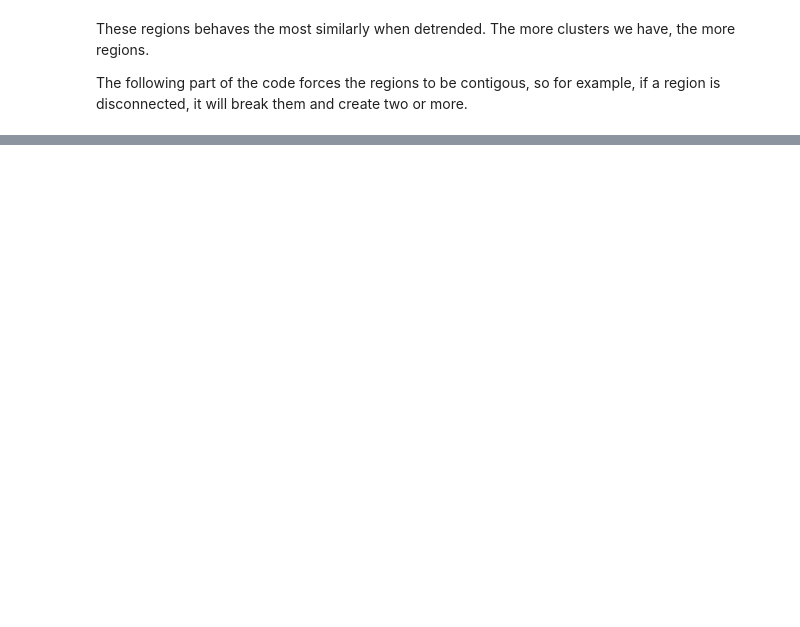
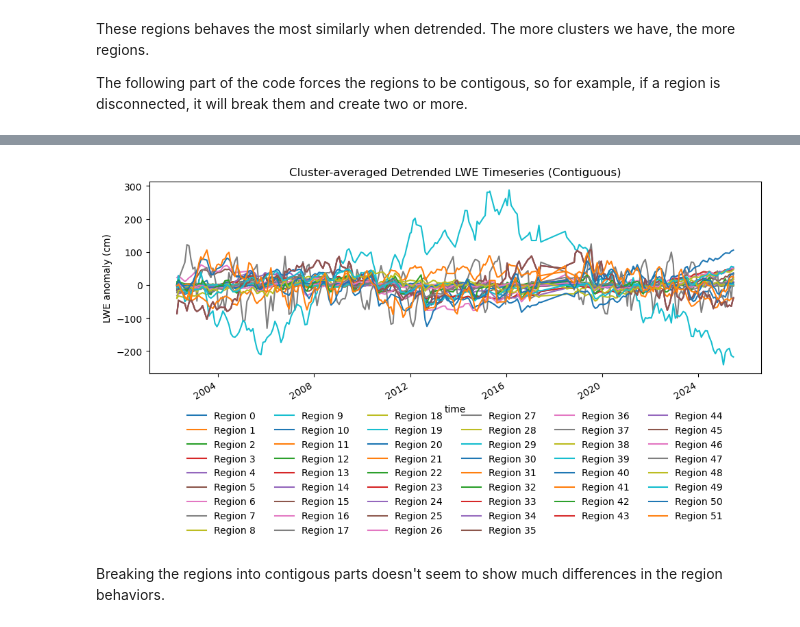
Before and after one commit to diegorvar/signal-processing-enu, a Jupyter notebook: SeptemberCode.ipynb, the cells around one changed output, grey strips where cells are left out. Cells and saved outputs as stored; diff of their text form; code cells hidden in the pictures; blank space fills up the shorter version.

```diff
--- a/SeptemberCode.ipynb
+++ b/SeptemberCode.ipynb
@@ -1039,0 +1100,25 @@ plt.show()
+# %%
+fig, ax = plt.subplots(figsize=(10,6))
+
+for cid in np.unique(clusters_contig.values[~np.isnan(clusters_contig.values)]):
+    mask = clusters_contig == cid
+    ts = GrISLWE_detrended.where(mask).mean(dim=["lat","lon"], skipna=True)
+    ts.plot(ax=ax, label=f"Region {int(cid)}")
+
+ax.set_title("Cluster-averaged Detrended LWE Timeseries (Contiguous)")
+ax.set_ylabel("LWE anomaly (cm)")
+
+# Move legend below the plot
+ax.legend(
+    loc="upper center",        # put it above the x-axis
+    bbox_to_anchor=(0.5, -0.15),  # center below the plot
+    ncol=6,                   # number of columns (adjust depending on clusters)
+    frameon=False
+)
+
+plt.tight_layout()
+plt.show()
+# %% [output]
+[figure, added]
+# %% [markdown]
+Breaking the regions into contigous parts doesn't seem to show much differences in the region behaviors.
```
Also changed, not shown: parts of 8 cells of this notebook.
